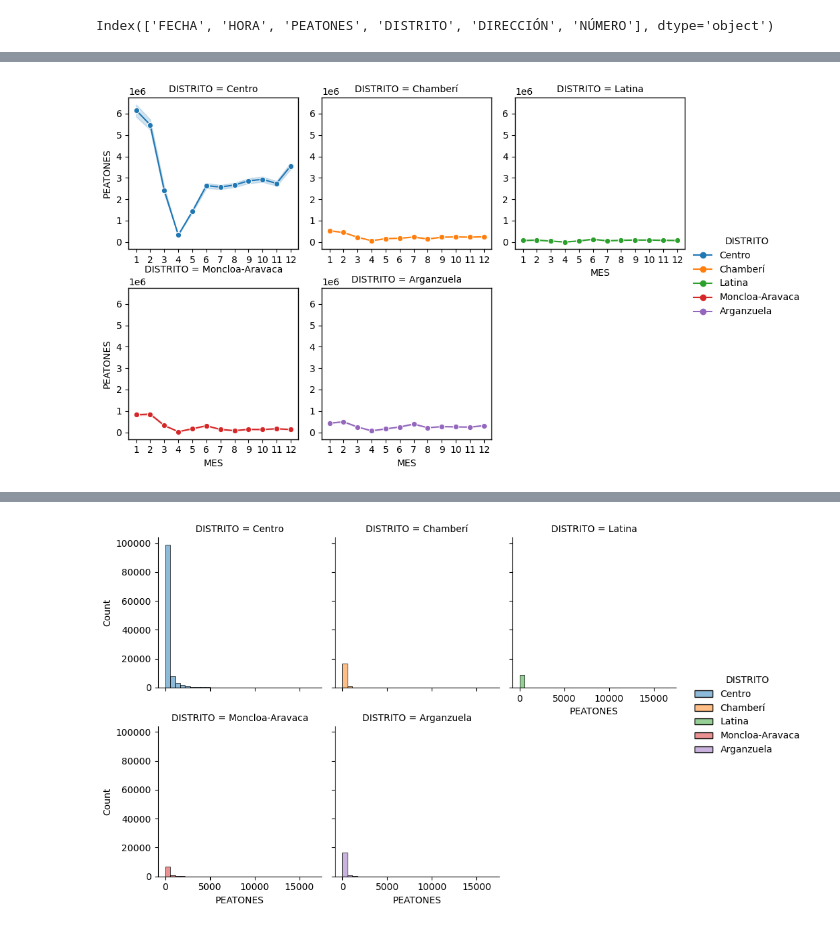
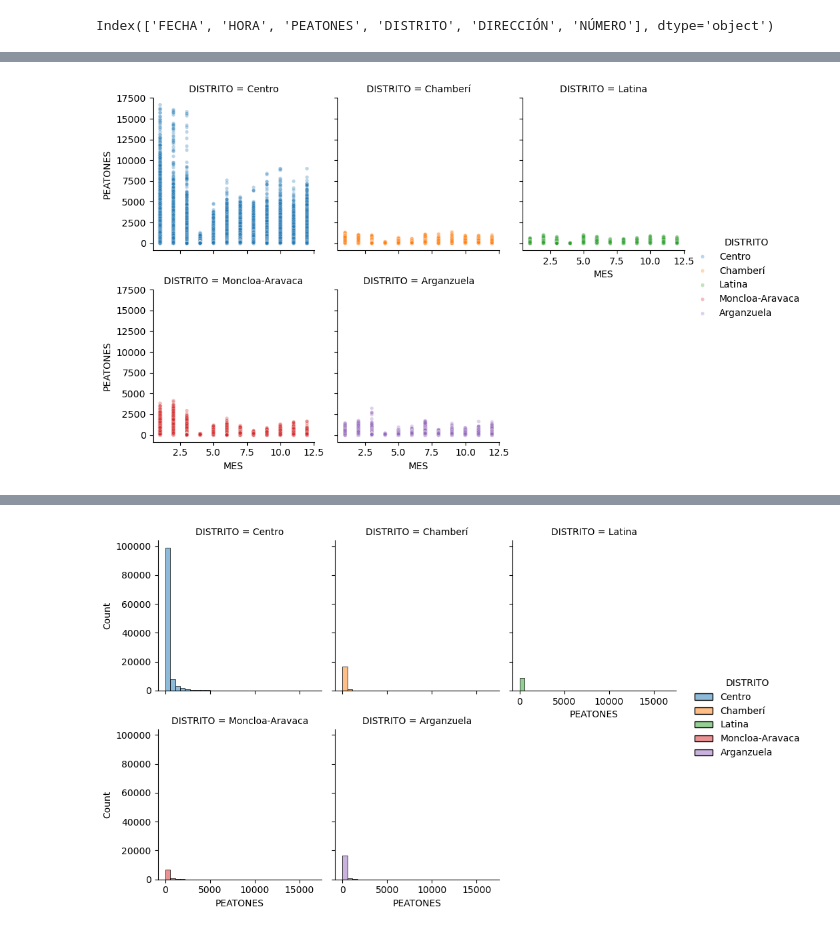
Before and after one commit to soesteve/Programming-in-Data-Science, a Jupyter notebook: 8_Visualización_Seaborn.ipynb, the cells around one changed output, grey strips where cells are left out. Cells and saved outputs as stored; diff of their text form; code cells hidden in the pictures.

```diff
--- a/8_Visualización_Seaborn.ipynb
+++ b/8_Visualización_Seaborn.ipynb
@@ -172,38 +175,17 @@ Si queremos mostrar los meses del 1 al 12 en todos los paneles:
-# %%
-import seaborn as sns
-
-# Hacemos una columna nueva con el mes de cada observación
-df_1["MES"] = df_1["FECHA"].dt.month
-
-g = sns.relplot(
-    data = df_1,
-    x = "MES",
-    y = "PEATONES",
-    col = "DISTRITO",    # Crea un panel por distrito
-    col_wrap = 3,        # Coloca 3 gráficos por fila
-    kind = "line",       # tipo de gráfico
-    marker = "o",
-    height = 3,          # Altura de cada panel
-    estimator = "sum",   # suma el número de peatones de cada mes y distrito
-    #errorbar = None     # intervalos de incertidumbre.
-    hue = "DISTRITO"     # representa cada distrito con un color diferente.
-)
-
-# Mostrar los meses del 1 al 12 en todos los paneles
-for ax in g.axes.flat:         # g es el sns anteroior
-    # Mostrar los meses en todos los paneles
-    ax.set_xticks(range(1, 13))
-    ax.tick_params(axis="x", labelbottom=True)
-
-    # Mostrar las etiquetas del eje Y
-    ax.tick_params(axis="y", labelleft=True)
-
-    # Dibujar un recuadro alrededor de cada gráfico
-    for spine in ax.spines.values():
-        spine.set_visible(True)
-        spine.set_linewidth(1)
-        spine.set_color("black")
-
-plt.show()
-# %% [output]
-[figure, removed]
+# %%
+sns.relplot(
+    data=df_1,
+    x="MES",
+    y="PEATONES",
+    col="DISTRITO",
+    kind="scatter",
+    col_wrap=3,
+    height=3,
+    s=15,               # tamaño de los puntos
+    alpha=0.3,          # transparencia
+    hue = "DISTRITO"    # representa cada distrito con un color diferente.
+)
+
+plt.show()
+# %% [output]
+[figure, added]
```
Also changed, not shown: parts of 20 cells of this notebook, 10 other files.
